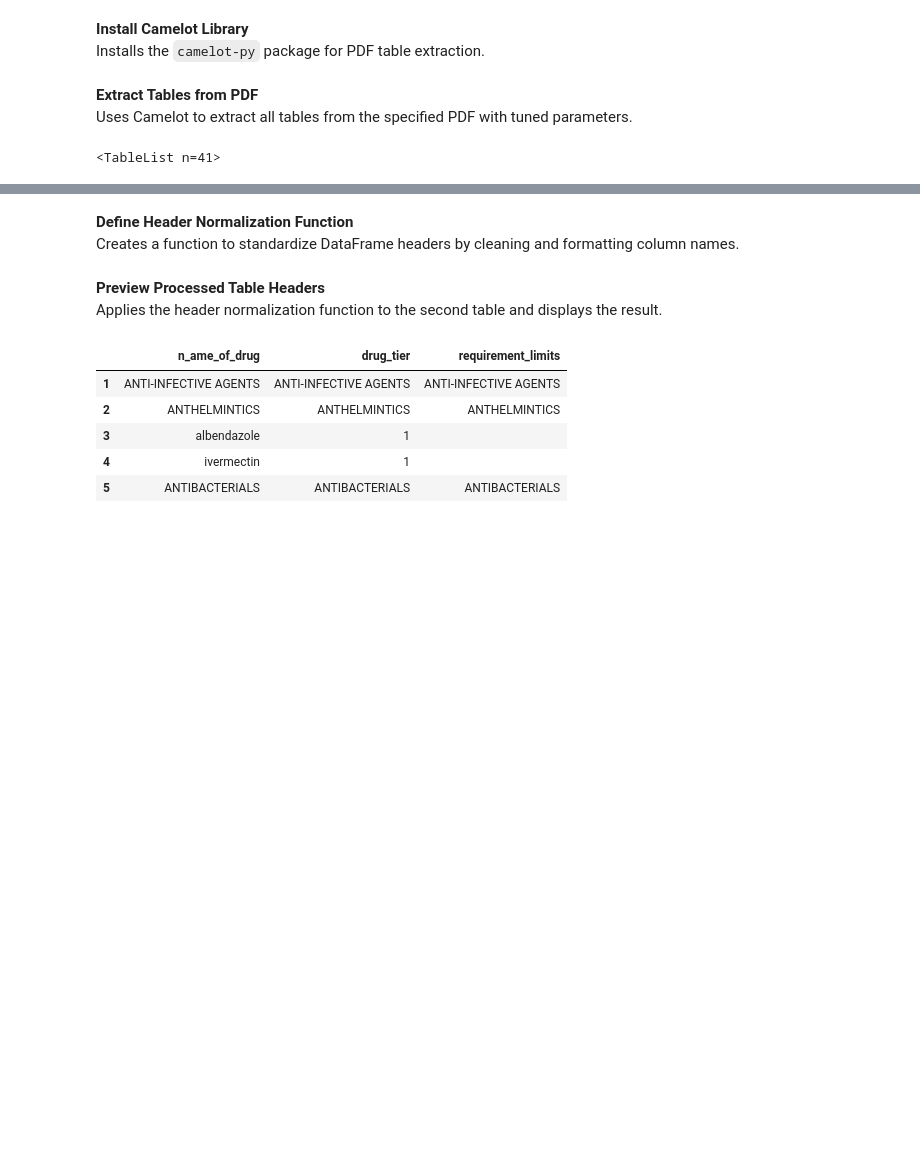
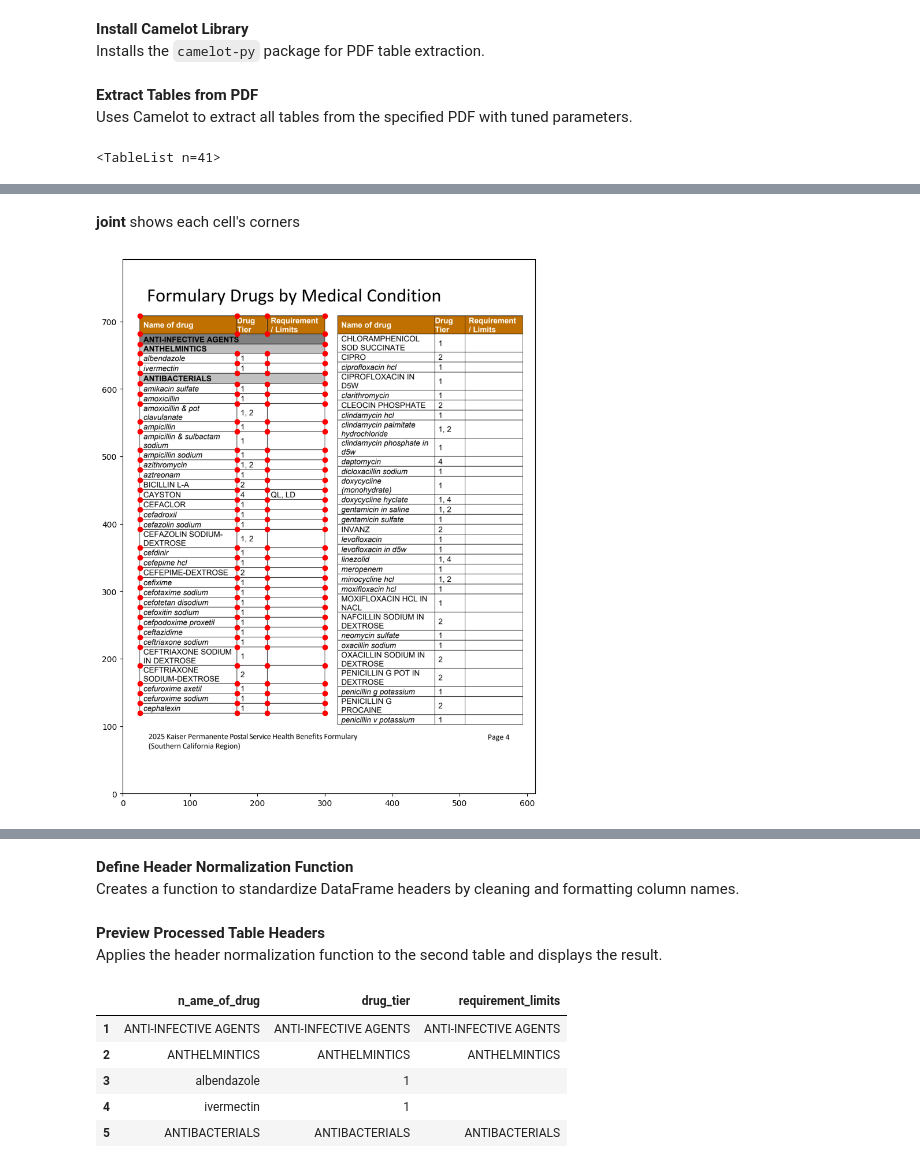
Before and after one commit to ianchute/formulairy, a Jupyter notebook: formulairy-step-1-ingestion.ipynb, the cells around one changed output, grey strips where cells are left out. Saved outputs shown, nothing was run; the diff lists cells and outputs as text; code cells hidden in the pictures; blank space fills up the shorter version.

```diff
--- a/formulairy-step-1-ingestion.ipynb
+++ b/formulairy-step-1-ingestion.ipynb
@@ -45,0 +68,6 @@ tables
+# %% [markdown]
+**joint** shows each cell's corners
+# %%
+camelot.plot(tables[1], kind='joint').show()
+# %% [output]
+[figure, added]
```
Also changed, not shown: parts of 9 cells of this notebook.
